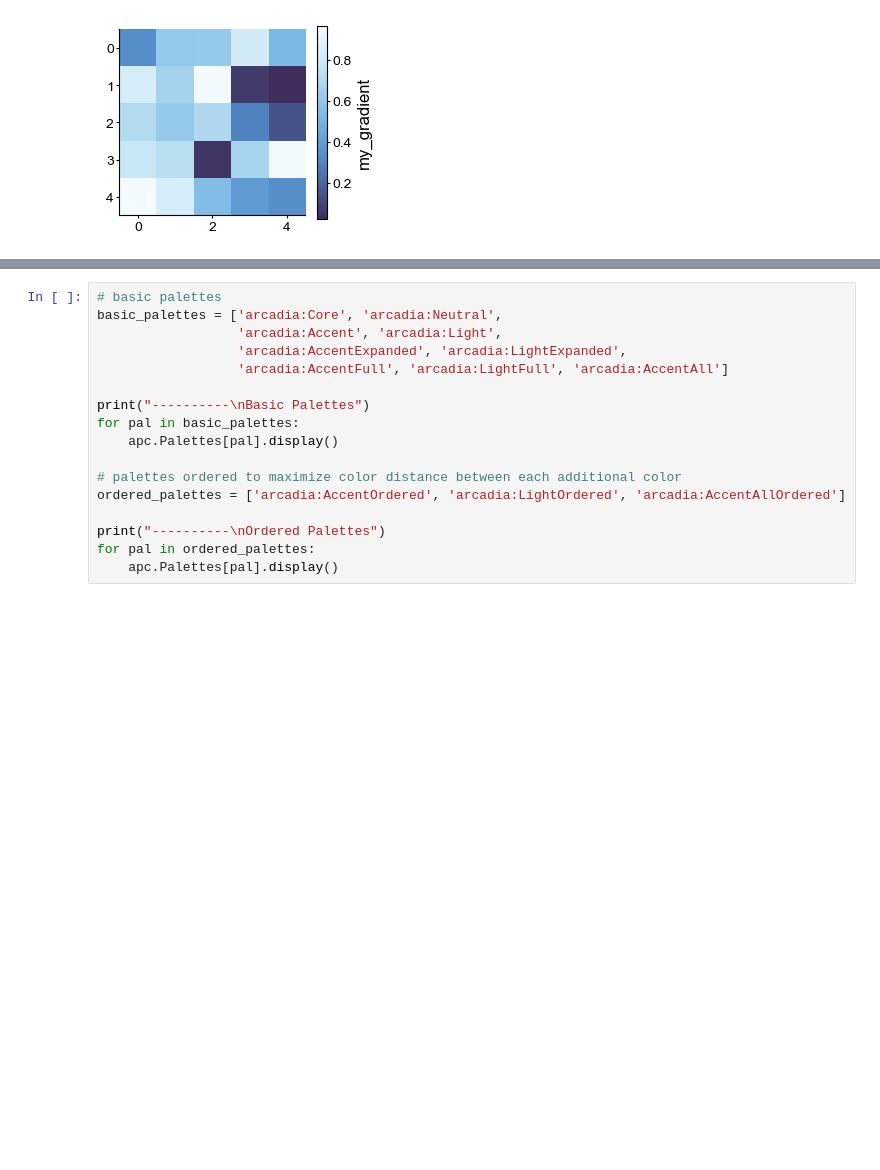
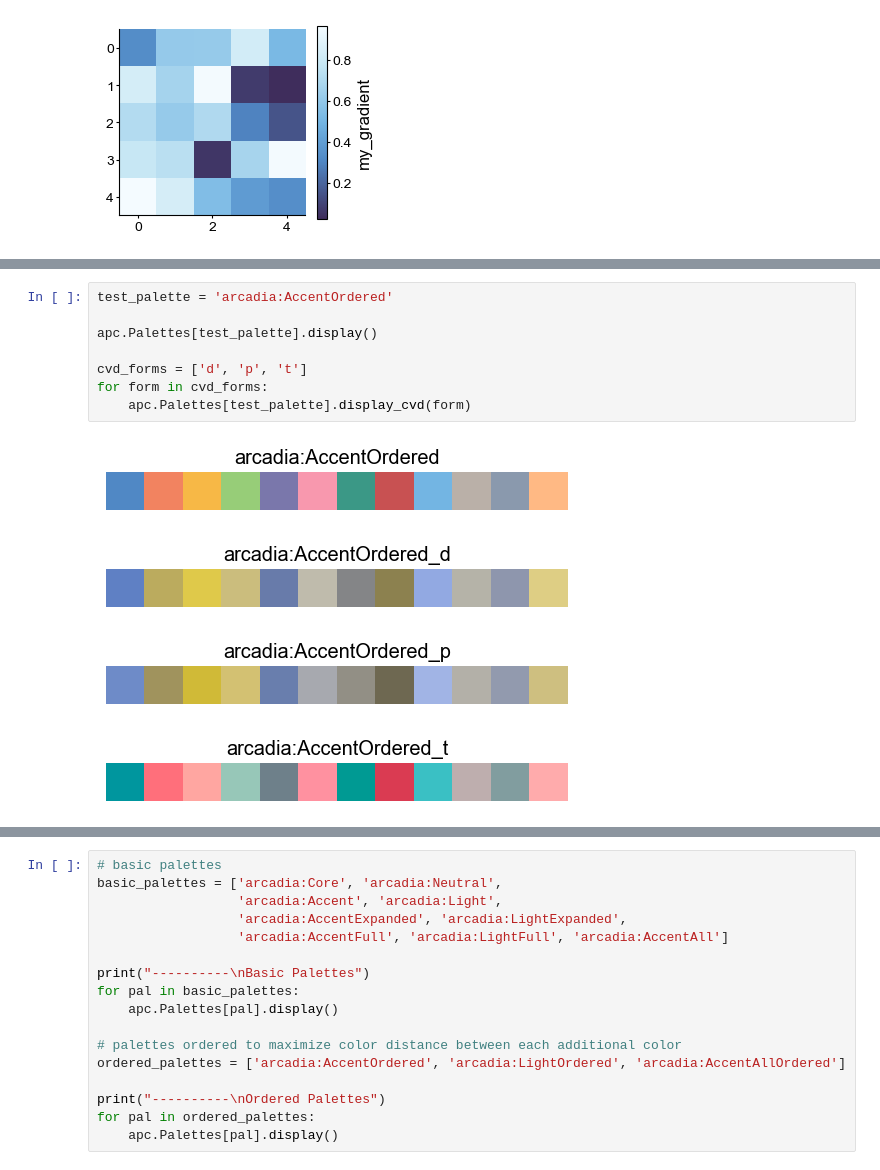
Before and after one commit to Arcadia-Science/arcadia-pycolor, a Jupyter notebook: README.ipynb, the cells around one changed output, grey strips where cells are left out. Drawn from its saved outputs; the diff is of its cells as text; blank space fills up the shorter version.

```diff
--- a/README.ipynb
+++ b/README.ipynb
@@ -368,0 +380,13 @@ plt.show()
+# %%
+test_palette = 'arcadia:AccentOrdered'
+
+apc.Palettes[test_palette].display()
+
+cvd_forms = ['d', 'p', 't']
+for form in cvd_forms:
+    apc.Palettes[test_palette].display_cvd(form)
+# %% [output]
+[figure, added]
+[figure, added]
+[figure, added]
+[figure, added]
```
Also changed, not shown: parts of 13 cells of this notebook, 2 other files.
